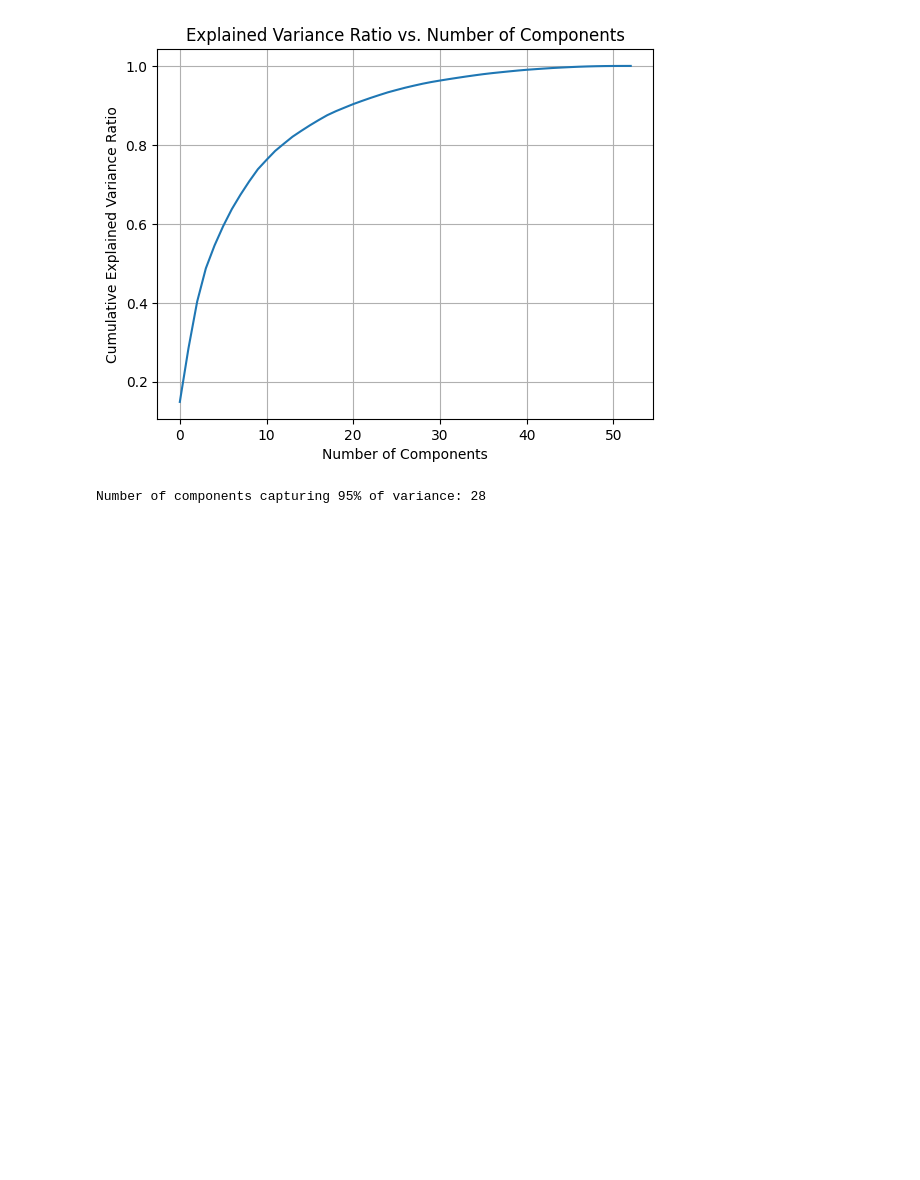
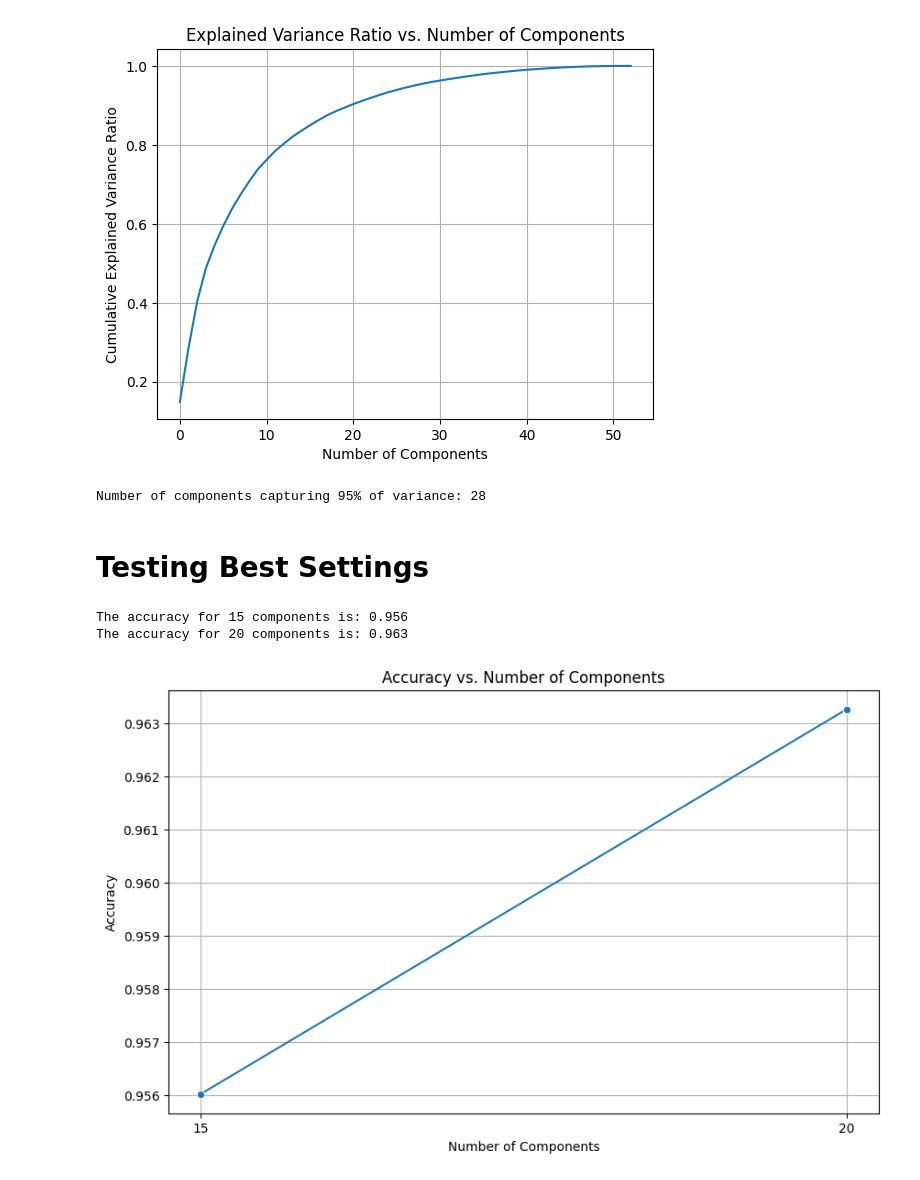
Before and after one commit to lior199707/ML_Classification, a Jupyter notebook: Project/Lior.ipynb, the cells around one changed output. Cells and saved outputs as stored; diff of their text form; code cells hidden in the pictures; blank space fills up the shorter version.

Commit message:
Testing the MLPClassifier model withe the best number of features and the best hyperparameters values

```diff
--- a/Project/Lior.ipynb
+++ b/Project/Lior.ipynb
@@ -376,3 +399,46 @@ print("Number of components capturing 95% of variance:", n_components)
 # %% [output]
 [figure]
 Number of components capturing 95% of variance: 28
+# %% [markdown]
+# Testing Best Settings
+# %%
+# The numbers represent the desired numner of features in each vector after feature extraction
+num_components_list = [15, 20]
+# %%
+hidden_layer_sizes = (100, 100)
+activation = 'relu'
+max_iter = 1000
+random_state = 42
+alpha = 1.0
+learning_rate_init = 0.001
+early_stopping = False
+# %%
+# Prepare a grid of n_components and hidden_layer_sizes combinations
+grid = []
+for n_components in num_components_list:
+    pca = PCA(n_components=n_components)
+    X_fe = pca.fit_transform(X_fs)
+
+    mlp_clf = MLPClassifier(hidden_layer_sizes=hidden_layer_sizes, activation=activation, max_iter=max_iter,
+                            random_state=random_state, alpha=alpha, learning_rate_init=learning_rate_init, early_stopping=early_stopping)
+    scores = cross_val_score(mlp_clf, X_fe, y, cv=10)
+    accuracy = scores.mean()
+    print(f"The accuracy for {n_components} components is: {accuracy:.3f}")
+    grid.append((n_components, accuracy))
+
+# Convert grid to DataFrame
+df = pd.DataFrame(grid, columns=['n_components', 'accuracy'])
+
+# Plot the accuracy as a function of number of components
+plt.figure(figsize=(10, 6))
+sns.lineplot(data=df, x='n_components', y='accuracy', marker='o')
+plt.title('Accuracy vs. Number of Components')
+plt.xlabel('Number of Components')
+plt.ylabel('Accuracy')
+plt.xticks(num_components_list)
+plt.grid(True)
+plt.show()
+# %% [output]
+The accuracy for 15 components is: 0.956
+The accuracy for 20 components is: 0.963
+[figure, added]
```
Also changed, not shown: parts of 2 cells of this notebook.
